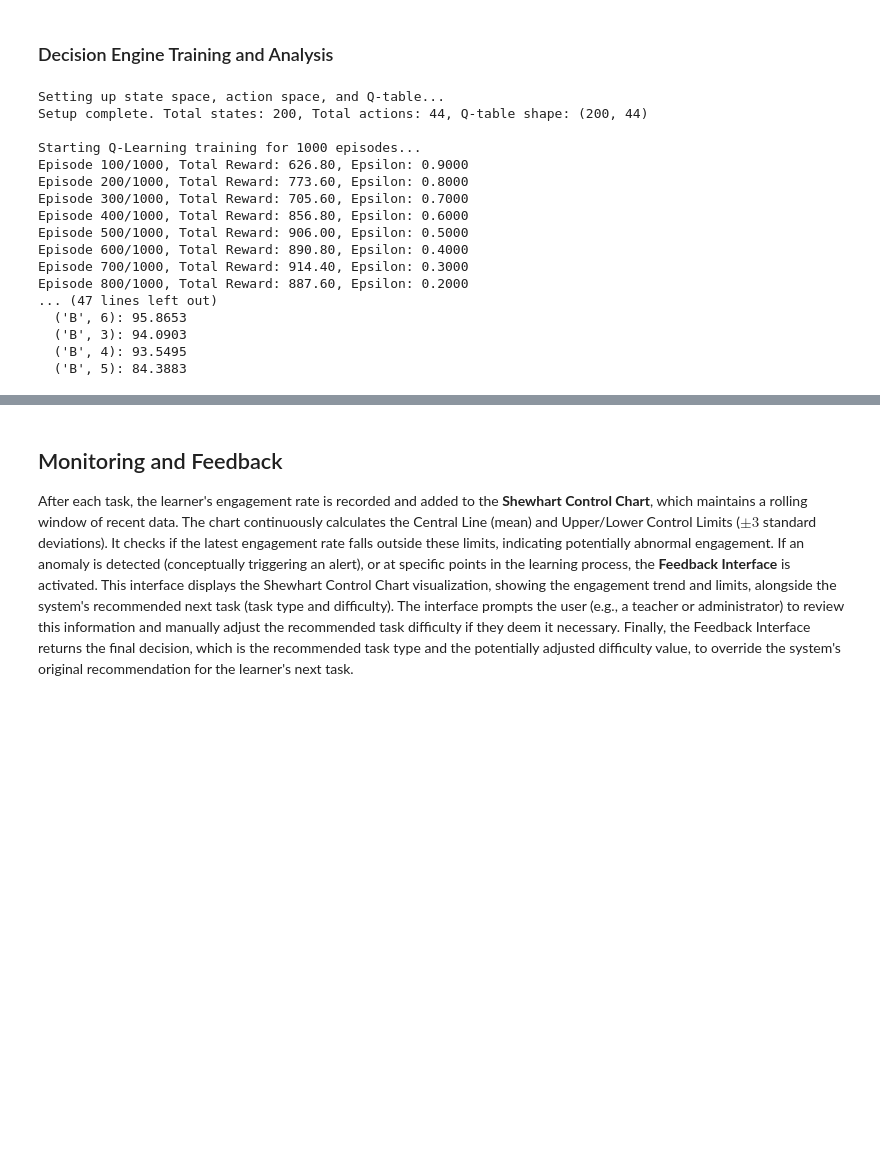
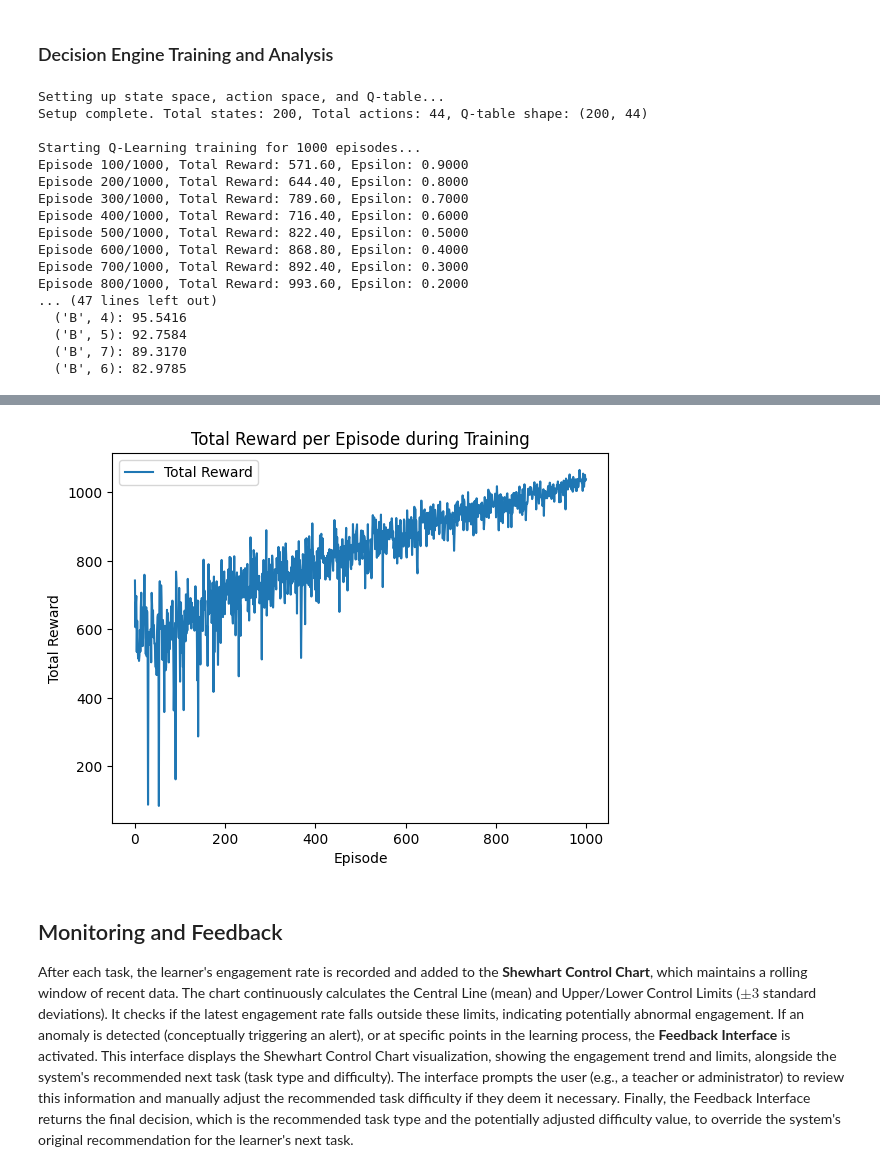
Before and after one commit to nojramu/ALS_Thesis, a Jupyter notebook: ALS.ipynb, the cells around one changed output, grey strips where cells are left out. Saved outputs shown, nothing was run; the diff lists cells and outputs as text; code cells hidden in the pictures; blank space fills up the shorter version.

```diff
--- a/ALS.ipynb
+++ b/ALS.ipynb
@@ -1488,37 +1534,37 @@ else:
              print(f"Could not determine top {num_top_actions_to_show} actions.")
 
 # Plot the total rewards per episode learning curve
-# Create a Plotly figure object for the reward plot
-reward_fig = go.Figure()
+# Create a Matplotlib figure and axes for the reward plot
+reward_fig, reward_ax = plt.subplots()
 
 # Add a scatter trace for the total rewards per episode
-reward_fig.add_trace(go.Scatter(x=list(range(len(total_rewards_per_episode))), y=total_rewards_per_episode,
-                                mode='lines', name='Total Reward'))
+reward_ax.plot(list(range(len(total_rewards_per_episode))), total_rewards_per_episode, label='Total Reward')
 
 # Update the layout with title and axis labels
-reward_fig.update_layout(
-    title='Total Reward per Episode during Training',
-    xaxis_title='Episode',
-    yaxis_title='Total Reward'
-)
+reward_ax.set_title('Total Reward per Episode during Training')
+reward_ax.set_xlabel('Episode')
+reward_ax.set_ylabel('Total Reward')
 
-# Display the Plotly figure
-reward_fig.show()
+# Add a legend
+reward_ax.legend()
+
+# Display the Matplotlib figure
+plt.show()
 # %% [output]
 Setting up state space, action space, and Q-table...
 Setup complete. Total states: 200, Total actions: 44, Q-table shape: (200, 44)
 
 Starting Q-Learning training for 1000 episodes...
-Episode 100/1000, Total Reward: 626.80, Epsilon: 0.9000
-Episode 200/1000, Total Reward: 773.60, Epsilon: 0.8000
-Episode 300/1000, Total Reward: 705.60, Epsilon: 0.7000
-Episode 400/1000, Total Reward: 856.80, Epsilon: 0.6000
-Episode 500/1000, Total Reward: 906.00, Epsilon: 0.5000
-Episode 600/1000, Total Reward: 890.80, Epsilon: 0.4000
-Episode 700/1000, Total Reward: 914.40, Epsilon: 0.3000
-Episode 800/1000, Total Reward: 887.60, Epsilon: 0.2000
+Episode 100/1000, Total Reward: 571.60, Epsilon: 0.9000
+Episode 200/1000, Total Reward: 644.40, Epsilon: 0.8000
+Episode 300/1000, Total Reward: 789.60, Epsilon: 0.7000
+Episode 400/1000, Total Reward: 716.40, Epsilon: 0.6000
+Episode 500/1000, Total Reward: 822.40, Epsilon: 0.5000
+Episode 600/1000, Total Reward: 868.80, Epsilon: 0.4000
+Episode 700/1000, Total Reward: 892.40, Epsilon: 0.3000
+Episode 800/1000, Total Reward: 993.60, Epsilon: 0.2000
 ... (47 lines left out)
-  ('B', 6): 95.8653
-  ('B', 3): 94.0903
-  ('B', 4): 93.5495
-  ('B', 5): 84.3883
+  ('B', 4): 95.5416
+  ('B', 5): 92.7584
+  ('B', 7): 89.3170
+  ('B', 6): 82.9785
@@ -1526,3 +1571,4 @@ Episode 800/1000, Total Reward: 887.60, Epsilon: 0.2000
+[figure, added]
 # %% [markdown]
 ## Monitoring and Feedback
 
```
Also changed, not shown: parts of 12 cells of this notebook.
